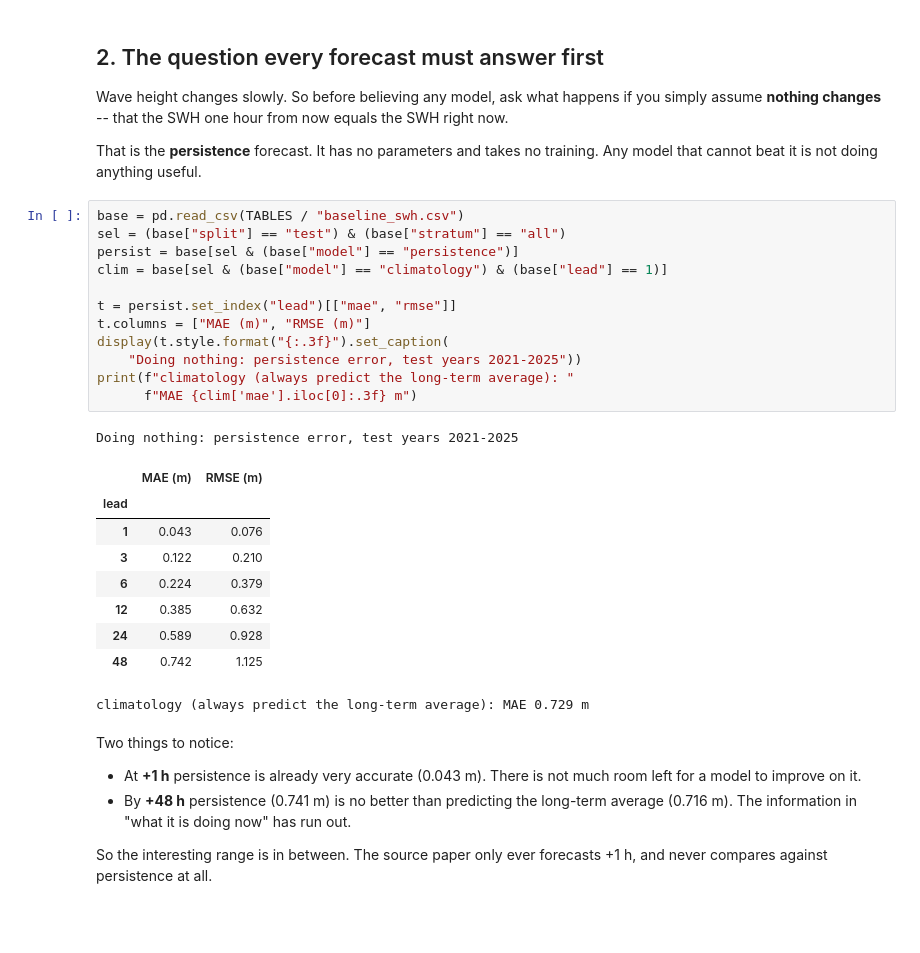
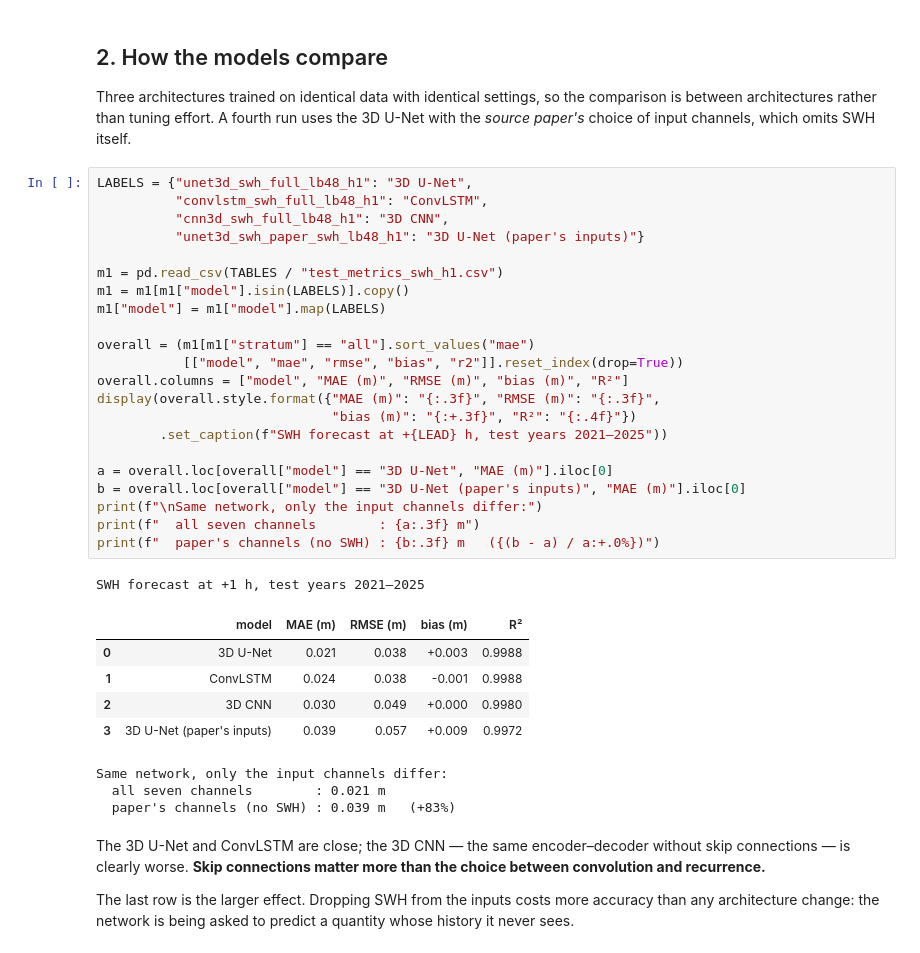
Before and after one commit to YMH0605/Ocean-wave, a Jupyter notebook: notebooks/01_results.ipynb, the cells around one changed output. Drawn from its saved outputs; the diff is of its cells as text; blank space fills up the shorter version.

```diff
--- a/notebooks/01_results.ipynb
+++ b/notebooks/01_results.ipynb
@@ -130,45 +121,50 @@ Range of each channel over the training years
 | u10 | -34.68 | 36.01 | 1.54 | 5.58 |
 | v10 | -35.30 | 36.45 | 0.43 | 5.66 |
 # %% [markdown]
-## 2. The question every forecast must answer first
+## 2. How the models compare
 
-Wave height changes slowly. So before believing any model, ask what happens if
-you simply assume **nothing changes** -- that the SWH one hour from now equals
-the SWH right now.
-
-That is the **persistence** forecast. It has no parameters and takes no
-training. Any model that cannot beat it is not doing anything useful.
+Three architectures trained on identical data with identical settings, so the
+comparison is between architectures rather than tuning effort. A fourth run
+uses the 3D U-Net with the *source paper's* choice of input channels, which
+omits SWH itself.
 # %%
-base = pd.read_csv(TABLES / "baseline_swh.csv")
-sel = (base["split"] == "test") & (base["stratum"] == "all")
-persist = base[sel & (base["model"] == "persistence")]
-clim = base[sel & (base["model"] == "climatology") & (base["lead"] == 1)]
+LABELS = {"unet3d_swh_full_lb48_h1": "3D U-Net",
+          "convlstm_swh_full_lb48_h1": "ConvLSTM",
+          "cnn3d_swh_full_lb48_h1": "3D CNN",
+          "unet3d_swh_paper_swh_lb48_h1": "3D U-Net (paper's inputs)"}
 
-t = persist.set_index("lead")[["mae", "rmse"]]
-t.columns = ["MAE (m)", "RMSE (m)"]
-display(t.style.format("{:.3f}").set_caption(
-    "Doing nothing: persistence error, test years 2021-2025"))
-print(f"climatology (always predict the long-term average): "
-      f"MAE {clim['mae'].iloc[0]:.3f} m")
+m1 = pd.read_csv(TABLES / "test_metrics_swh_h1.csv")
+m1 = m1[m1["model"].isin(LABELS)].copy()
+m1["model"] = m1["model"].map(LABELS)
+
+overall = (m1[m1["stratum"] == "all"].sort_values("mae")
+           [["model", "mae", "rmse", "bias", "r2"]].reset_index(drop=True))
+overall.columns = ["model", "MAE (m)", "RMSE (m)", "bias (m)", "R²"]
+display(overall.style.format({"MAE (m)": "{:.3f}", "RMSE (m)": "{:.3f}",
+                              "bias (m)": "{:+.3f}", "R²": "{:.4f}"})
+        .set_caption(f"SWH forecast at +{LEAD} h, test years 2021–2025"))
+
+a = overall.loc[overall["model"] == "3D U-Net", "MAE (m)"].iloc[0]
+b = overall.loc[overall["model"] == "3D U-Net (paper's inputs)", "MAE (m)"].iloc[0]
+print(f"\nSame network, only the input channels differ:")
+print(f"  all seven channels        : {a:.3f} m")
+print(f"  paper's channels (no SWH) : {b:.3f} m   ({(b - a) / a:+.0%})")
 # %% [output]
-Doing nothing: persistence error, test years 2021-2025
+SWH forecast at +1 h, test years 2021–2025
-|  | MAE (m) | RMSE (m) |
-| lead |  |  |
-| 1 | 0.043 | 0.076 |
-| 3 | 0.122 | 0.210 |
-| 6 | 0.224 | 0.379 |
-| 12 | 0.385 | 0.632 |
-| 24 | 0.589 | 0.928 |
-| 48 | 0.742 | 1.125 |
+|  | model | MAE (m) | RMSE (m) | bias (m) | R² |
+| 0 | 3D U-Net | 0.021 | 0.038 | +0.003 | 0.9988 |
+| 1 | ConvLSTM | 0.024 | 0.038 | -0.001 | 0.9988 |
+| 2 | 3D CNN | 0.030 | 0.049 | +0.000 | 0.9980 |
+| 3 | 3D U-Net (paper's inputs) | 0.039 | 0.057 | +0.009 | 0.9972 |
-climatology (always predict the long-term average): MAE 0.729 m
+Same network, only the input channels differ:
+  all seven channels        : 0.021 m
+  paper's channels (no SWH) : 0.039 m   (+83%)
 # %% [markdown]
-Two things to notice:
+The 3D U-Net and ConvLSTM are close; the 3D CNN — the same encoder–decoder
+without skip connections — is clearly worse. **Skip connections matter more
+than the choice between convolution and recurrence.**
 
-* At **+1 h** persistence is already very accurate (0.043 m). There is not much
-  room left for a model to improve on it.
-* By **+48 h** persistence (0.741 m) is no better than predicting the long-term
-  average (0.716 m). The information in "what it is doing now" has run out.
-
-So the interesting range is in between. The source paper only ever forecasts
-+1 h, and never compares against persistence at all.
+The last row is the larger effect. Dropping SWH from the inputs costs more
+accuracy than any architecture change: the network is being asked to predict a
+quantity whose history it never sees.
 # %% [markdown]
```
Also changed, not shown: parts of 34 cells of this notebook, 7 other files.
